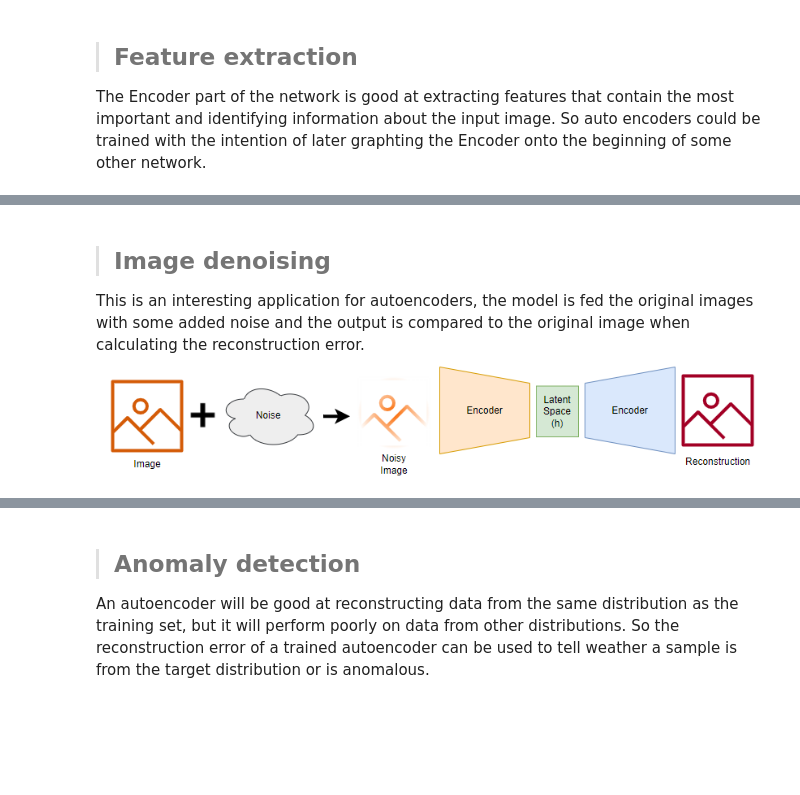
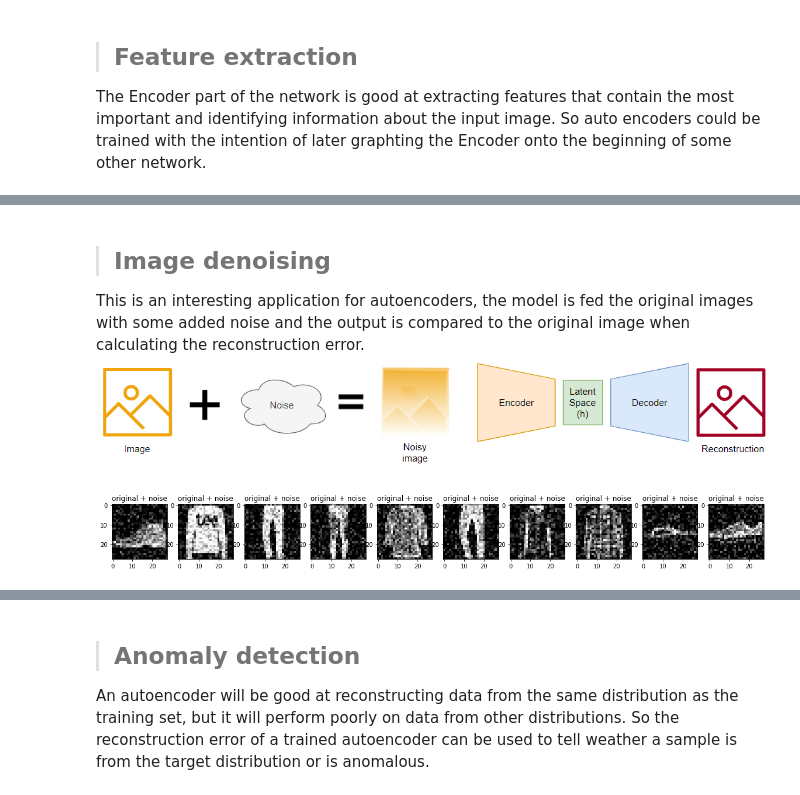
Before and after one commit to Spring2022IndependentStudy/WeeklyNotes, a Jupyter notebook: Unit_4/Autoencoder.ipynb, the cells around one changed output, grey strips where cells are left out. Cells and saved outputs as stored; diff of their text form; code cells hidden in the pictures; blank space fills up the shorter version.

```diff
--- a/Unit_4/Autoencoder.ipynb
+++ b/Unit_4/Autoencoder.ipynb
@@ -20,7 +26,10 @@ from tensorflow.keras import layers, losses
 from tensorflow.keras.datasets import fashion_mnist
 from tensorflow.keras.models import Model
 # %%
-(x_train, _), (x_test, _) = fashion_mnist.load_data()
+(x_train, y_train), (x_test, y_test) = fashion_mnist.load_data()
+
+y_train = tf.keras.utils.to_categorical( y_train)
+y_test = tf.keras.utils.to_categorical( y_test)
 
 x_train = x_train.astype('float32') / 255.
 x_test = x_test.astype('float32') / 255.
@@ -34,18 +43,18 @@ print (x_test.shape)
 (60000, 28, 28, 1)
 (10000, 28, 28, 1)
 # %%
-latent_dim = 64
+# latent_dim = 28
 
-class Autoencoder1(Model):
-  def __init__(self, latent_dim):
+class Autoencoder(Model):
+  def __init__(self):
     super(Autoencoder, self).__init__()
     self.encoder = tf.keras.Sequential([
       layers.Input(shape=(28, 28, 1)),
       layers.Conv2D(16, (3, 3), activation='relu', padding='same', strides=2),
-      layers.Conv2D(8, (3, 3), activation='relu', padding='same', strides=2)])
+      layers.Conv2D(2, (3, 3), activation='relu', padding='same', strides=2)])
 
     self.decoder = tf.keras.Sequential([
-      layers.Conv2DTranspose(8, kernel_size=3, strides=2, activation='relu', padding='same'),
+      layers.Conv2DTranspose(2, kernel_size=3, strides=2, activation='relu', padding='same'),
       layers.Conv2DTranspose(16, kernel_size=3, strides=2, activation='relu', padding='same'),
       layers.Conv2D(1, kernel_size=(3, 3), activation='sigmoid', padding='same')])
 
@@ -54,10 +63,10 @@ class Autoencoder1(Model):
     decoded = self.decoder(encoded)
     return decoded
 
-autoencoder = Autoencoder(latent_dim)
+autoencoder = Autoencoder()
 autoencoder.compile(optimizer='adam', loss=losses.MeanSquaredError())
-autoencoder.build((None, 28, 28, 1))
-autoencoder.save_weights("random_Autoencoder1_w.h5")
+# autoencoder.build((None, 28, 28, 1))
+# autoencoder.save_weights("random_Autoencoder1_w.h5")
 # %%
 autoencoder.fit(x_train, x_train,
                 epochs=10,
@@ -114,4 +229,22 @@ The Encoder part of the network is good at extracting features that contain the
 # %% [markdown]
 >## Image denoising
 This is an interesting application for autoencoders, the model is fed the original images with some added noise and the output is compared to the original image when calculating the reconstruction error. <br>
-![image.png](attachment:ac0625d2-6d23-4ffe-866d-f4efeac759ee.png)
+![image.png](attachment:14ea8e84-6718-42cb-8ad9-61b02fb79c3e.png)
+# %%
+noise_factor = 0.2
+x_train_noisy = x_train + noise_factor * tf.random.normal(shape=x_train.shape)
+x_test_noisy = x_test + noise_factor * tf.random.normal(shape=x_test.shape)
+
+x_train_noisy = tf.clip_by_value(x_train_noisy, clip_value_min=0., clip_value_max=1.)
+x_test_noisy = tf.clip_by_value(x_test_noisy, clip_value_min=0., clip_value_max=1.)
+# %%
+n = 10
+plt.figure(figsize=(20, 2))
+for i in range(n):
+    ax = plt.subplot(1, n, i + 1)
+    plt.title("original + noise")
+    plt.imshow(tf.squeeze(x_test_noisy[i]))
+    plt.gray()
+plt.show()
+# %% [output]
+[figure, added]
```
Also changed, not shown: parts of 29 cells of this notebook, 1 other file.
